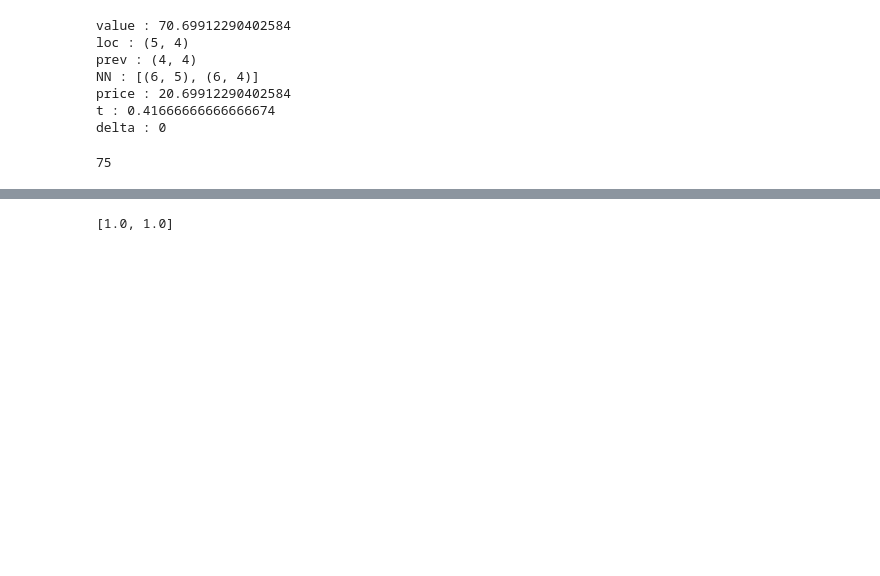
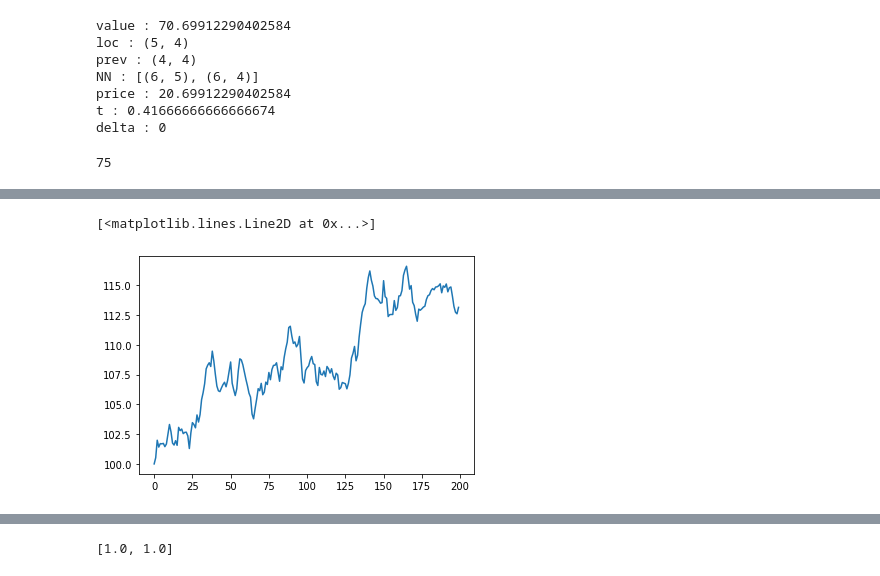
Before and after one commit to LouisWW/Computational-Finance, a Jupyter notebook: Assignment 1/Bi_Tree.ipynb, the cells around one changed output, grey strips where cells are left out. Drawn from its saved outputs; the diff is of its cells as text; code cells hidden in the pictures; blank space fills up the shorter version.

```diff
--- a/Assignment 1/Bi_Tree.ipynb
+++ b/Assignment 1/Bi_Tree.ipynb
@@ -203,0 +214,9 @@ import Julien.test_code_julien as jc
+# %%
+B = jc.BlackScholes(1, 100, 99, 0.06, 0.1, 200)
+B.create_price_path()
+
+import matplotlib.pyplot as plt
+plt.plot(B.price_path)
+# %% [output]
+[<matplotlib.lines.Line2D at 0x...>]
+[figure, added]
```
Also changed, not shown: parts of 5 cells of this notebook, 1 other file.
